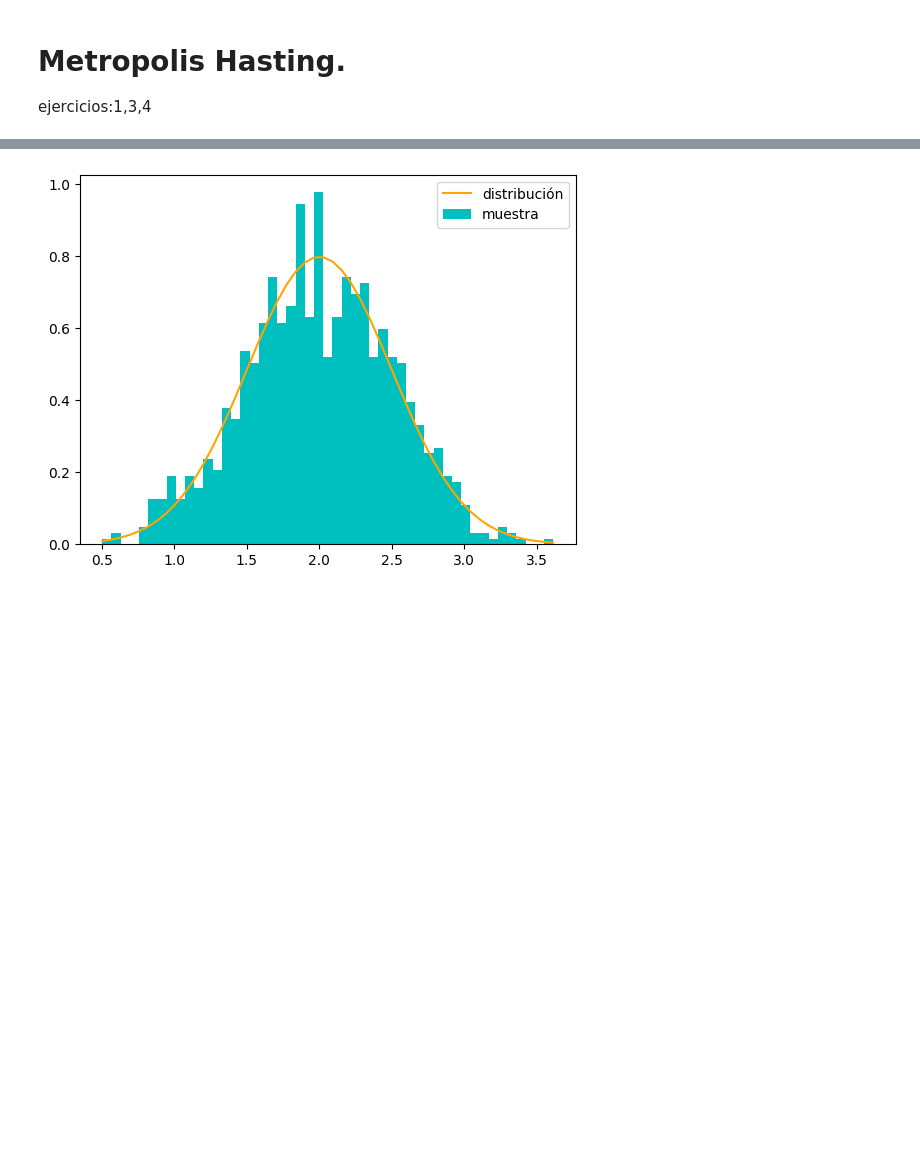
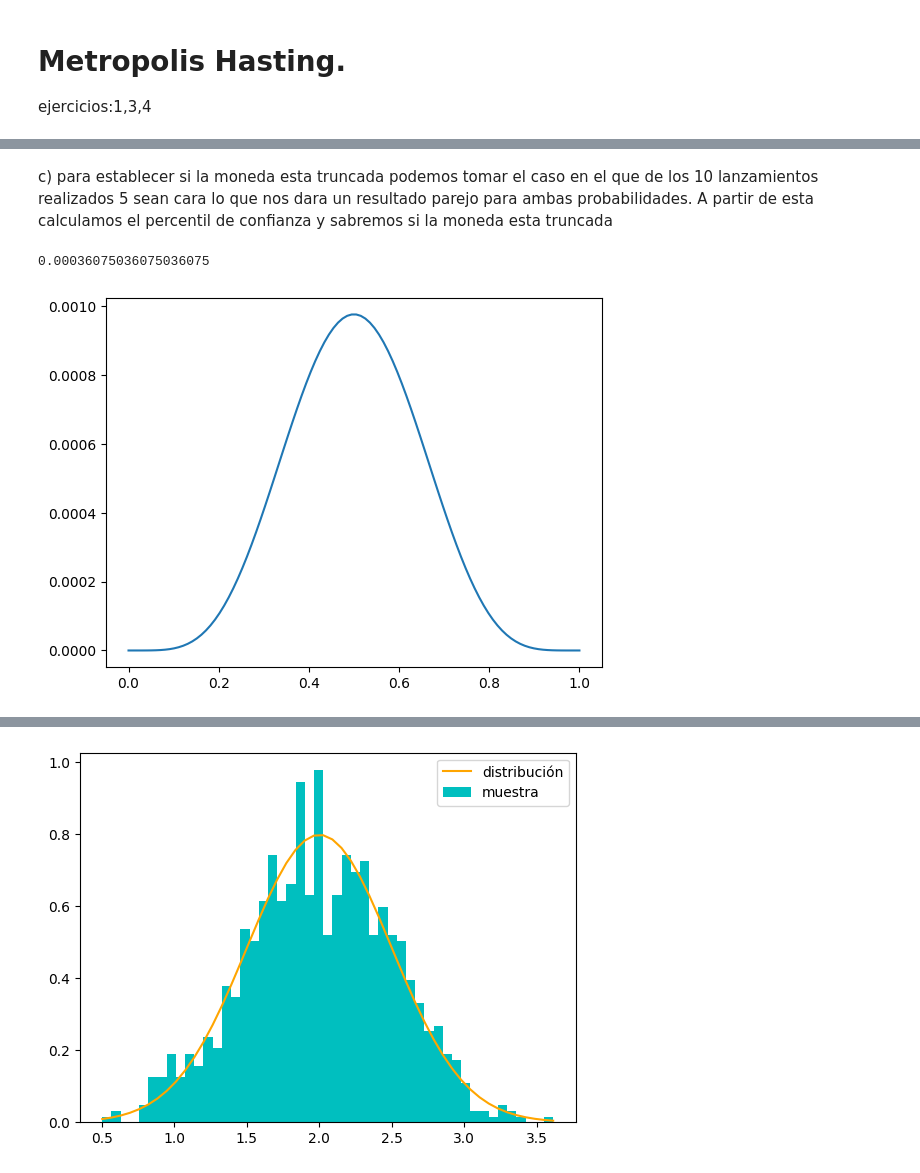
Before and after one commit to Sebaspm05/Metodos1_JuanSebastianPabon-KarenPolo, a Jupyter notebook: Taller 4/Metodos_Taller4.ipynb, the cells around one changed output, grey strips where cells are left out. Drawn from its saved outputs; the diff is of its cells as text; code cells hidden in the pictures; blank space fills up the shorter version.

```diff
--- a/Taller 4/Metodos_Taller4.ipynb
+++ b/Taller 4/Metodos_Taller4.ipynb
@@ -426,0 +443,16 @@ plt.plot(p,post/I)
+# %% [markdown]
+c) para establecer si la moneda esta truncada podemos tomar el caso en el que de los 10 lanzamientos realizados 5 sean cara lo que nos dara un resultado parejo para ambas probabilidades. A partir de esta calculamos el percentil de confianza y sabremos si la moneda esta truncada
+# %%
+init= np.array([0.2])
+MCMC1= metropolis(init,Posterior)
+p= np.linspace(0,1,100)
+r=5
+n=10
+post= Posterior(p,r,n)
+
+plt.plot(p,post)
+I,_ = integrate.quad(Posterior,p[0],p[-1],args=(r,n))
+I
+# %% [output]
+0.00036075036075036075
+[figure, added]
```
Also changed, not shown: parts of 23 cells of this notebook.
